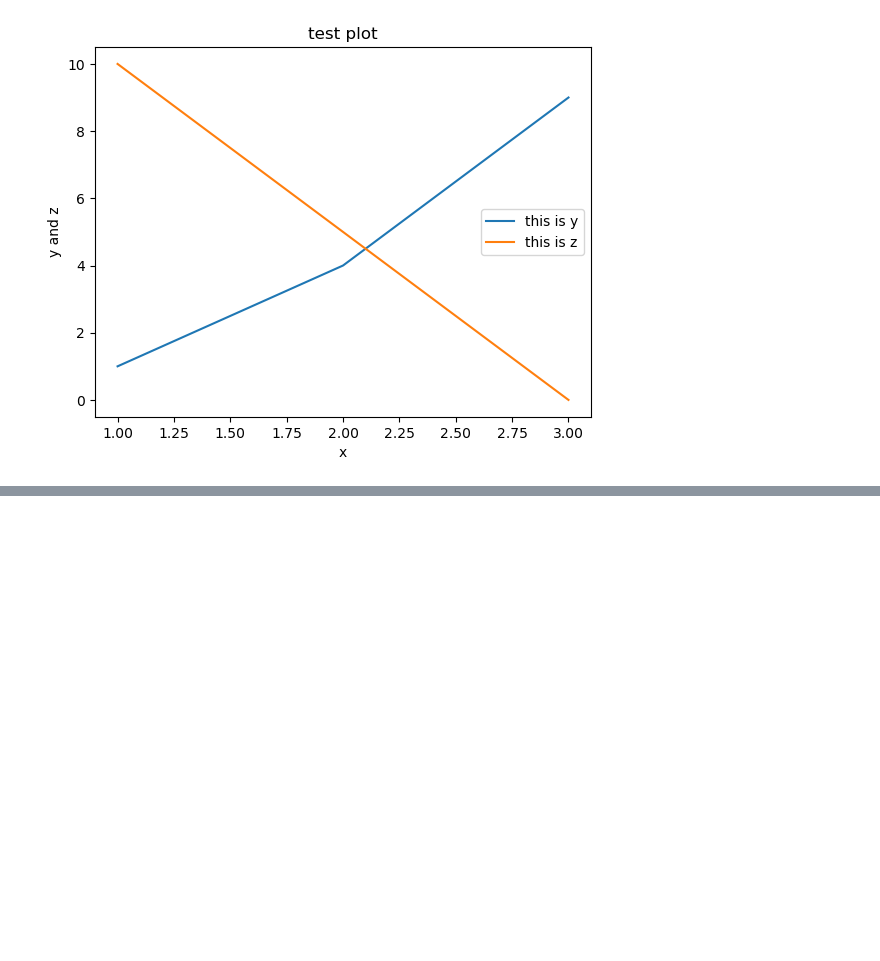
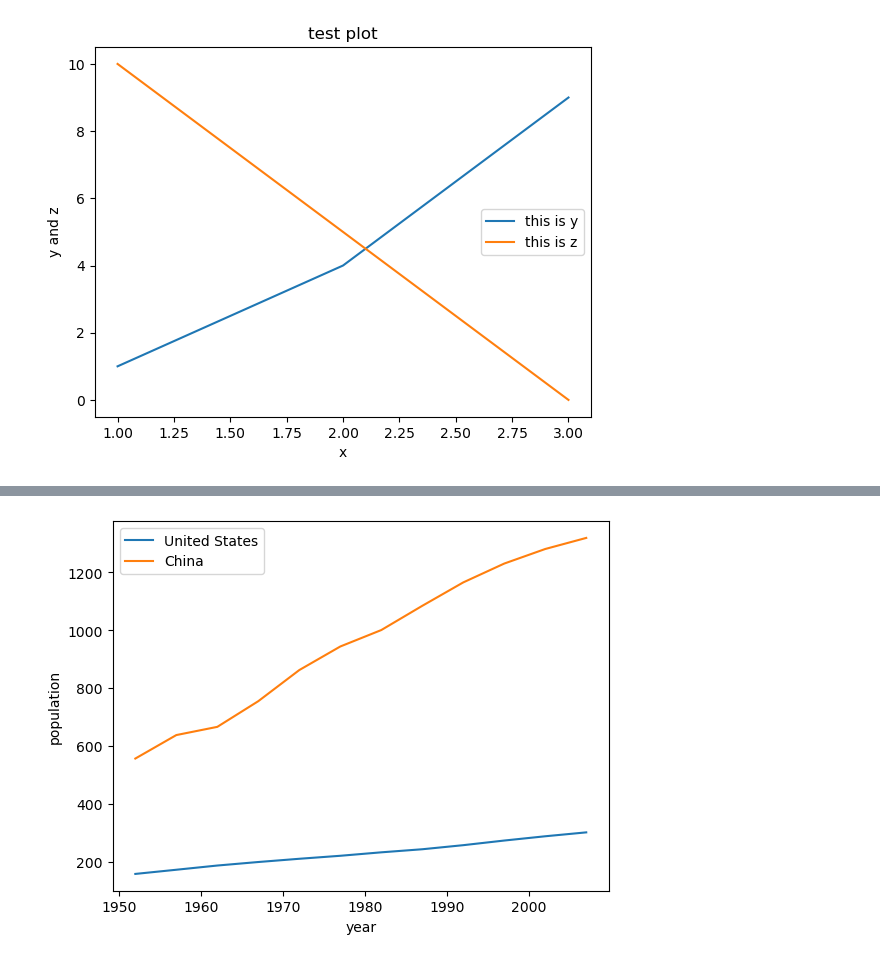
Before and after one commit to NicholsonCameron/Activity2.3, a Jupyter notebook: Matplotlib.ipynb, the cells around one changed output, grey strips where cells are left out. Saved outputs shown, nothing was run; the diff lists cells and outputs as text; code cells hidden in the pictures; blank space fills up the shorter version.

```diff
--- a/Matplotlib.ipynb
+++ b/Matplotlib.ipynb
@@ -19,0 +79,4 @@ sample_data = pd.read_csv('./data/sample_data.csv')
+# %%
+us = data[data.country == 'United States']
+# %%
+china = data[data.country == 'China']
@@ -19,0 +99,9 @@ sample_data = pd.read_csv('./data/sample_data.csv')
+# %%
+plt.plot(us.year, us.population / 10**6)
+plt.plot(china.year, china.population / 10**6)
+plt.legend(['United States', 'China'])
+plt.xlabel('year')
+plt.ylabel('population')
+plt.show()
+# %% [output]
+[figure, added]
```
Also changed, not shown: parts of 12 cells of this notebook.
